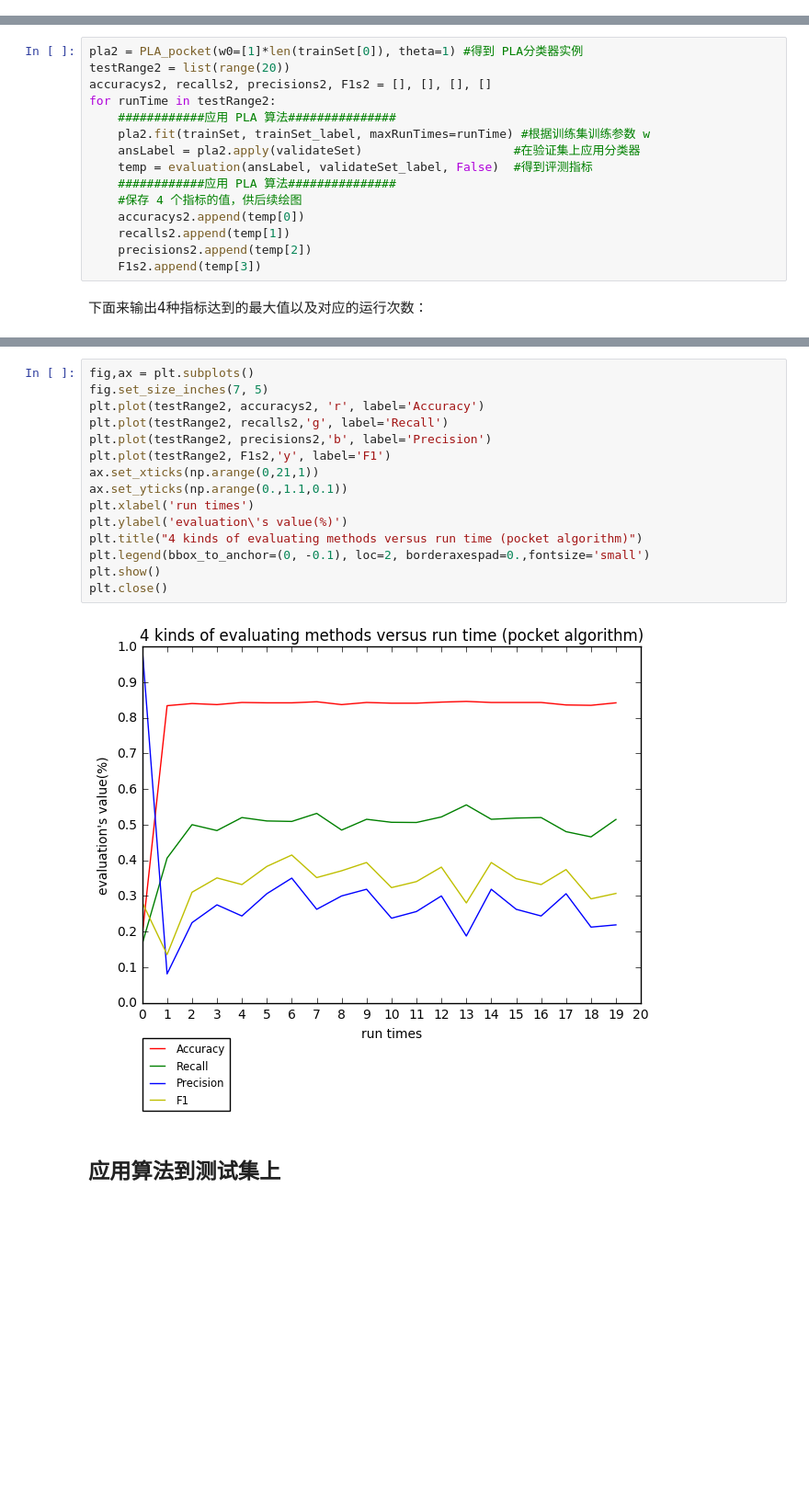
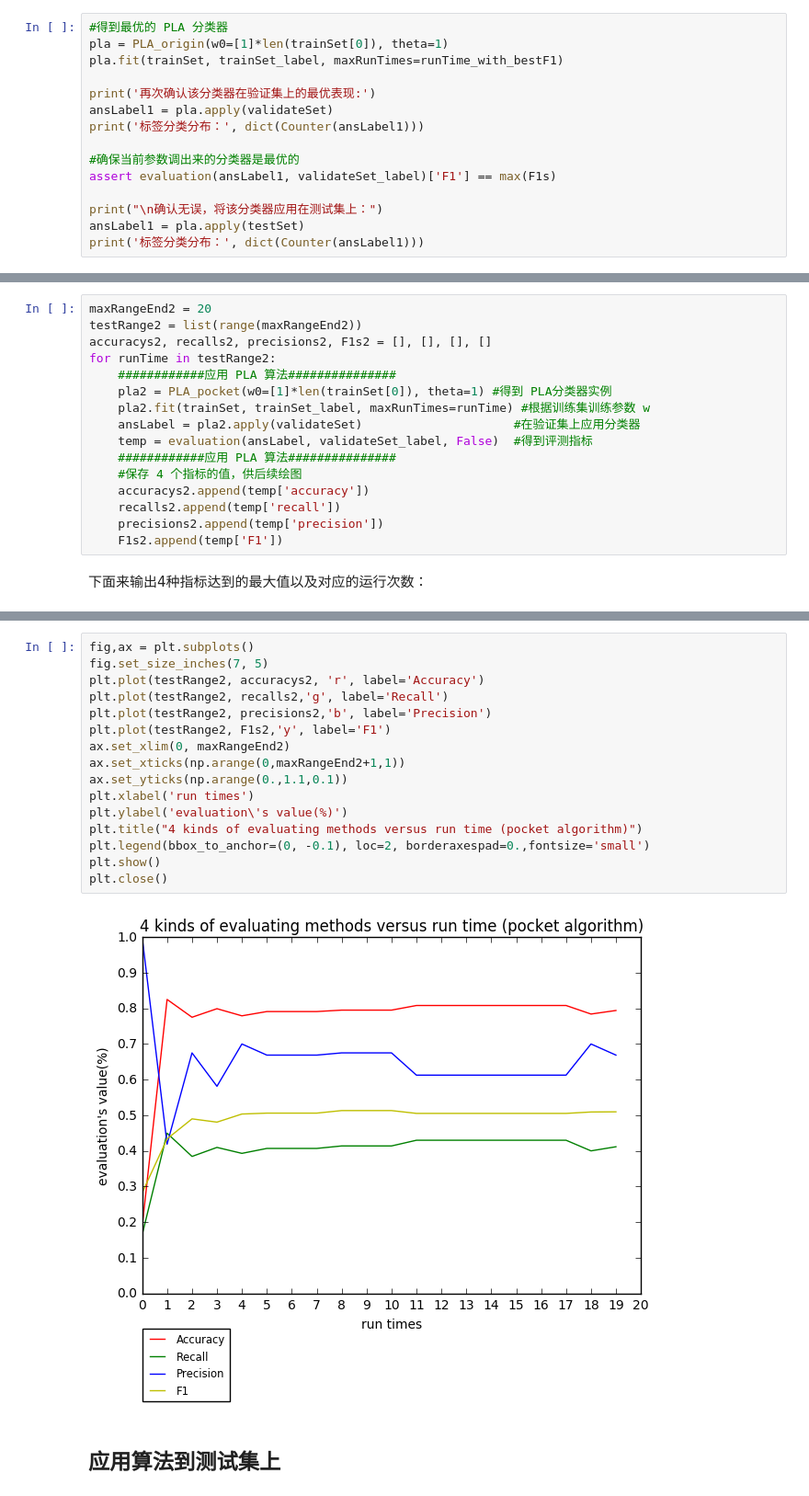
Before and after one commit to linzch3/Open-Course-Learning, a Jupyter notebook: A04.Artificial Intelligence - SYSU - RYH/Lab 3 - [PLA]/Lab 3 - PLA.ipynb, the cells around one changed output, grey strips where cells are left out. Shown at 92% size. Drawn from its saved outputs; the diff is of its cells as text; blank space fills up the shorter version.

```diff
--- a/A04.Artificial Intelligence - SYSU - RYH/Lab 3 - [PLA]/Lab 3 - PLA.ipynb
+++ b/A04.Artificial Intelligence - SYSU - RYH/Lab 3 - [PLA]/Lab 3 - PLA.ipynb
@@ -268,0 +330,15 @@ Counter({-1.0: 843, 1.0: 157})
+# %%
+#得到最优的 PLA 分类器
+pla = PLA_origin(w0=[1]*len(trainSet[0]), theta=1)
+pla.fit(trainSet, trainSet_label, maxRunTimes=runTime_with_bestF1)
+
+print('再次确认该分类器在验证集上的最优表现:')
+ansLabel1 = pla.apply(validateSet)
+print('标签分类分布：', dict(Counter(ansLabel1)))
+
+#确保当前参数调出来的分类器是最优的
+assert evaluation(ansLabel1, validateSet_label)['F1'] == max(F1s)
+
+print("\n确认无误，将该分类器应用在测试集上：")
+ansLabel1 = pla.apply(testSet)
+print('标签分类分布：', dict(Counter(ansLabel1)))
@@ -346,20 +487,21 @@ print("对测试数据集 %s 划分的结果为： %s " %(e, p.apply(e)))
 # %% [markdown]
 ## 应用算法到训练集和验证集上
 # %%
-pla2 = PLA_pocket(w0=[1]*len(trainSet[0]), theta=1) #得到 PLA分类器实例
-testRange2 = list(range(20))
+maxRangeEnd2 = 20
+testRange2 = list(range(maxRangeEnd2))
 accuracys2, recalls2, precisions2, F1s2 = [], [], [], []
 for runTime in testRange2:
     ############应用 PLA 算法###############
+    pla2 = PLA_pocket(w0=[1]*len(trainSet[0]), theta=1) #得到 PLA分类器实例
     pla2.fit(trainSet, trainSet_label, maxRunTimes=runTime) #根据训练集训练参数 w
     ansLabel = pla2.apply(validateSet)                     #在验证集上应用分类器
     temp = evaluation(ansLabel, validateSet_label, False)  #得到评测指标
     ############应用 PLA 算法###############
     #保存 4 个指标的值，供后续绘图
-    accuracys2.append(temp[0])
-    recalls2.append(temp[1])
-    precisions2.append(temp[2])
-    F1s2.append(temp[3])
+    accuracys2.append(temp['accuracy'])
+    recalls2.append(temp['recall'])
+    precisions2.append(temp['precision'])
+    F1s2.append(temp['F1'])
 # %% [markdown]
 下面来输出4种指标达到的最大值以及对应的运行次数：
 # %%
@@ -380,19 +524,20 @@ max F1 is 0.41481 when run time is 6
 # %%
 fig,ax = plt.subplots()
 fig.set_size_inches(7, 5)
 plt.plot(testRange2, accuracys2, 'r', label='Accuracy')
 plt.plot(testRange2, recalls2,'g', label='Recall')
 plt.plot(testRange2, precisions2,'b', label='Precision')
 plt.plot(testRange2, F1s2,'y', label='F1')
-ax.set_xticks(np.arange(0,21,1))
+ax.set_xlim(0, maxRangeEnd2)
+ax.set_xticks(np.arange(0,maxRangeEnd2+1,1))
 ax.set_yticks(np.arange(0.,1.1,0.1))
 plt.xlabel('run times')
 plt.ylabel('evaluation\'s value(%)')
 plt.title("4 kinds of evaluating methods versus run time (pocket algorithm)")
 plt.legend(bbox_to_anchor=(0, -0.1), loc=2, borderaxespad=0.,fontsize='small')
 plt.show()
 plt.close()
 # %% [output]
-[figure, old version]
+[figure, new version]
 # %% [markdown]
 ## 应用算法到测试集上
```
Also changed, not shown: parts of 25 cells of this notebook, 4 other files.
